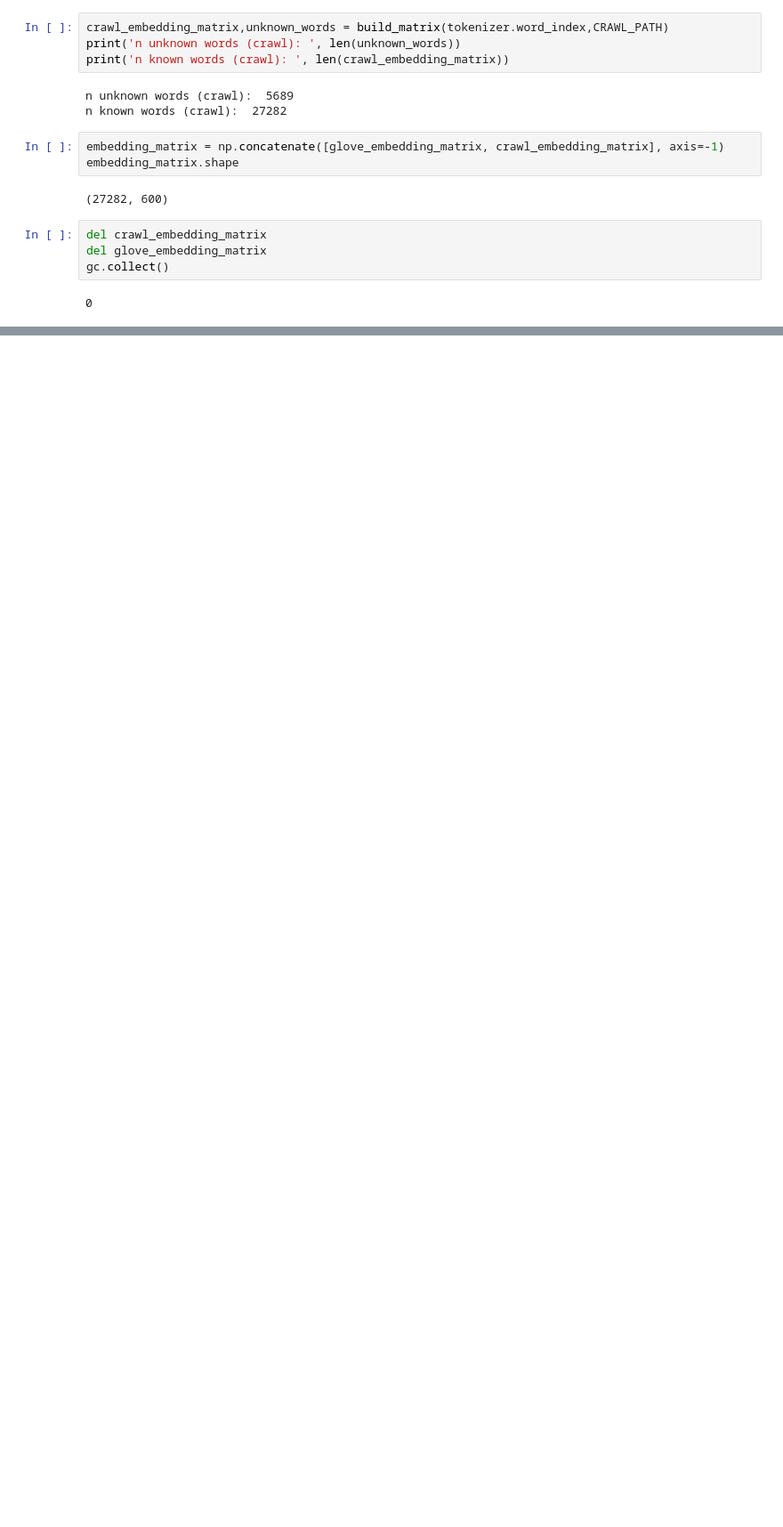
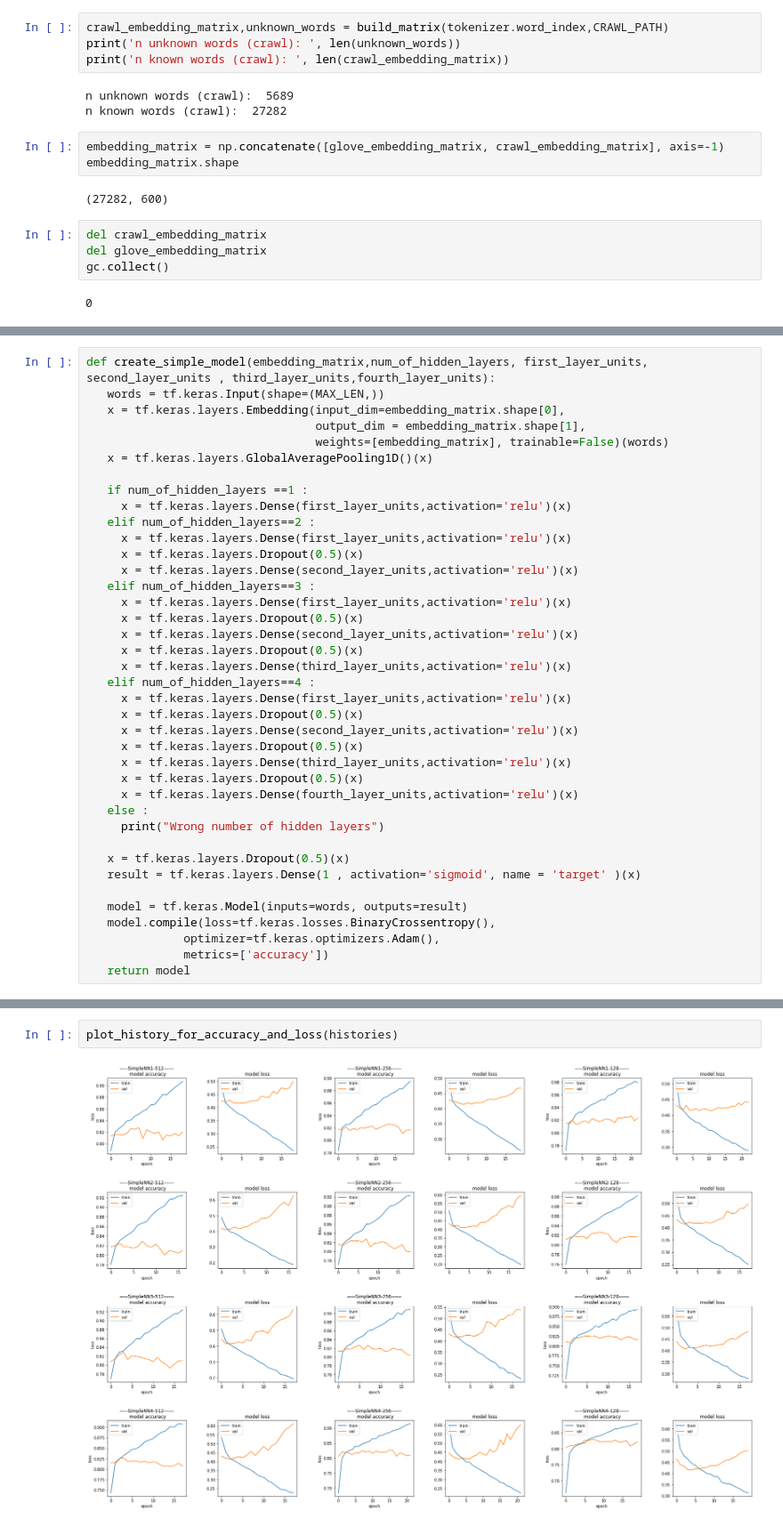
Before and after one commit to CoGian/NLP-with-Disaster-Tweets, a Jupyter notebook: classification.ipynb, the cells around one changed output, grey strips where cells are left out. Shown: that part at 89% size. Cells and saved outputs as stored; diff of their text form; blank space fills up the shorter version.

```diff
--- a/classification.ipynb
+++ b/classification.ipynb
@@ -134,0 +180,39 @@ gc.collect()
+# %%
+def create_simple_model(embedding_matrix,num_of_hidden_layers, first_layer_units,  second_layer_units , third_layer_units,fourth_layer_units):
+   words = tf.keras.Input(shape=(MAX_LEN,))
+   x = tf.keras.layers.Embedding(input_dim=embedding_matrix.shape[0],
+                                 output_dim = embedding_matrix.shape[1],
+                                 weights=[embedding_matrix], trainable=False)(words)
+   x = tf.keras.layers.GlobalAveragePooling1D()(x)
+
+   if num_of_hidden_layers ==1 :
+     x = tf.keras.layers.Dense(first_layer_units,activation='relu')(x)
+   elif num_of_hidden_layers==2 :
+     x = tf.keras.layers.Dense(first_layer_units,activation='relu')(x)
+     x = tf.keras.layers.Dropout(0.5)(x)
+     x = tf.keras.layers.Dense(second_layer_units,activation='relu')(x)
+   elif num_of_hidden_layers==3 :
+     x = tf.keras.layers.Dense(first_layer_units,activation='relu')(x)
+     x = tf.keras.layers.Dropout(0.5)(x)
+     x = tf.keras.layers.Dense(second_layer_units,activation='relu')(x)
+     x = tf.keras.layers.Dropout(0.5)(x)
+     x = tf.keras.layers.Dense(third_layer_units,activation='relu')(x)
+   elif num_of_hidden_layers==4 :
+     x = tf.keras.layers.Dense(first_layer_units,activation='relu')(x)
+     x = tf.keras.layers.Dropout(0.5)(x)
+     x = tf.keras.layers.Dense(second_layer_units,activation='relu')(x)
+     x = tf.keras.layers.Dropout(0.5)(x)
+     x = tf.keras.layers.Dense(third_layer_units,activation='relu')(x)
+     x = tf.keras.layers.Dropout(0.5)(x)
+     x = tf.keras.layers.Dense(fourth_layer_units,activation='relu')(x)
+   else :
+     print("Wrong number of hidden layers")
+
+   x = tf.keras.layers.Dropout(0.5)(x)
+   result = tf.keras.layers.Dense(1 , activation='sigmoid', name = 'target' )(x)
+
+   model = tf.keras.Model(inputs=words, outputs=result)
+   model.compile(loss=tf.keras.losses.BinaryCrossentropy(),
+              optimizer=tf.keras.optimizers.Adam(),
+              metrics=['accuracy'])
+   return model
@@ -134,0 +293,4 @@ gc.collect()
+# %%
+plot_history_for_accuracy_and_loss(histories)
+# %% [output]
+[figure, added]
```
Also changed, not shown: parts of 22 cells of this notebook.
